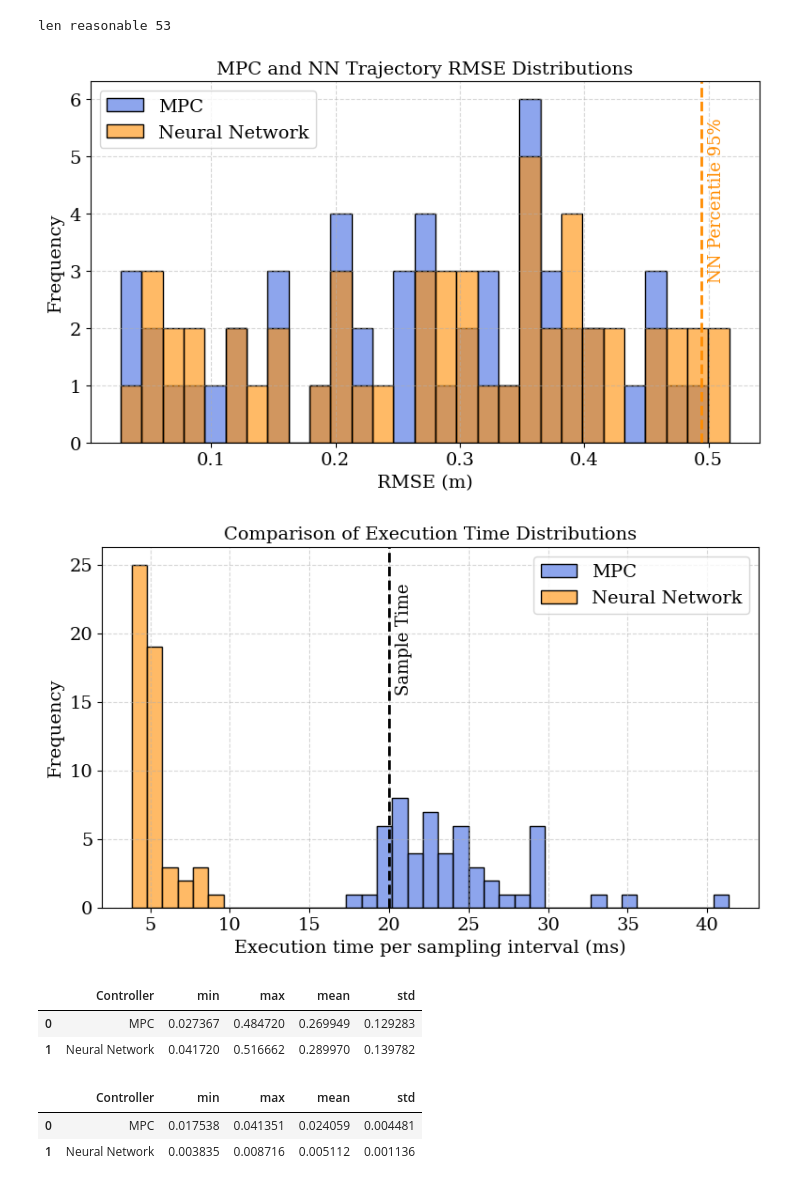
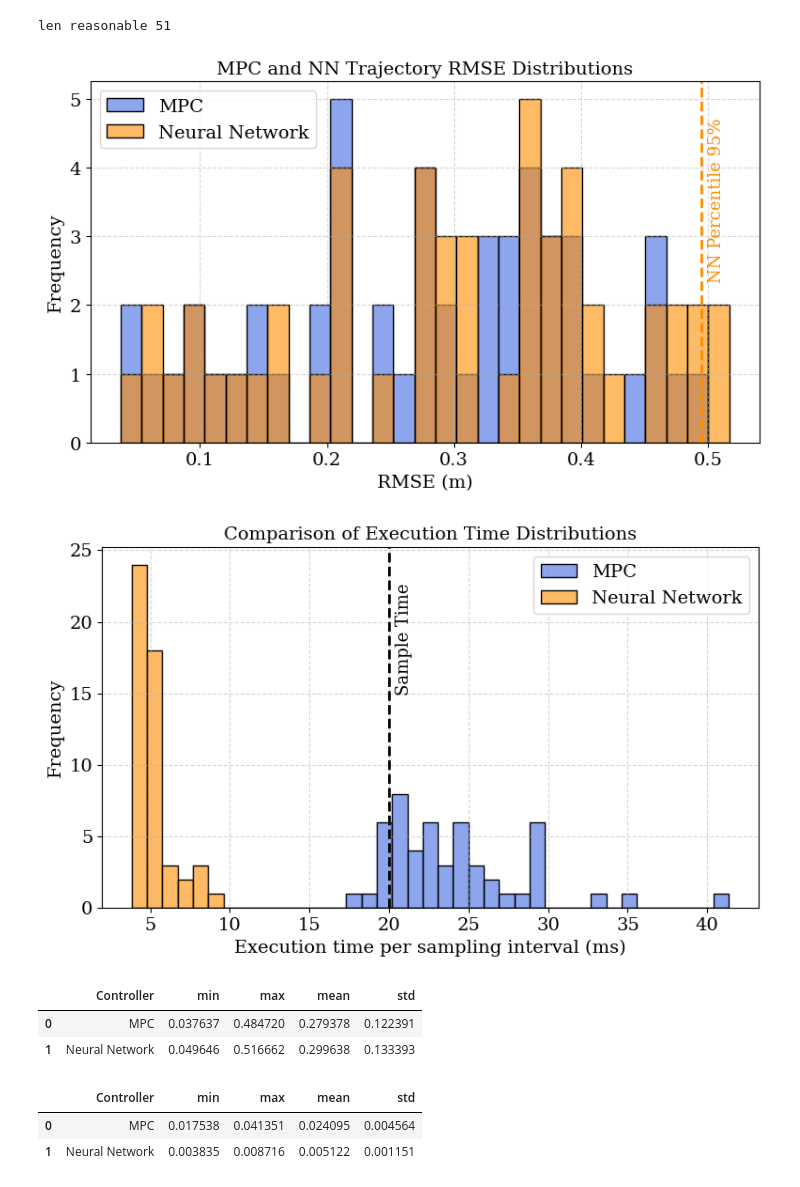
Before and after one commit to mtlira/meng-ita-nn-mpc, a Jupyter notebook: 6dof_quadrotor/figures-tables/reasonable-trajectories/plotter.ipynb, the cells around one changed output. Saved outputs shown, nothing was run; the diff lists cells and outputs as text; code cells hidden in the pictures.

```diff
--- a/6dof_quadrotor/figures-tables/reasonable-trajectories/plotter.ipynb
+++ b/6dof_quadrotor/figures-tables/reasonable-trajectories/plotter.ipynb
@@ -11,37 +11,37 @@ analyzer = plots.DataAnalyser()
 # %%
 plt.rcParams.update({'font.family': 'serif'})
 plt.rcParams.update({'font.size': 14})
-path = 'dataset_metadata.csv'
+path = 'dataset_metadata copy.csv'
 df_total = pd.read_csv(path, sep=',')
 
 # Filters - reasonable trajectories
 df_reasonable = df_total[(df_total['mpc_success'] == True) & (df_total['mpc_RMSe'] <= 0.5 ) & (df_total['nn_success'] == True)]
 print('len reasonable', len(df_reasonable))
 
 analyzer.plot_histogram(df_reasonable, 'mpc_RMSe', 'nn_RMSe', 'RMSE (m)','MPC and NN Trajectory RMSE Distributions', ['MPC', 'Neural Network'], save_name='trajectory_rmse.pdf', percentile_2=0.95, stat='count', show_mean=False, num_bins = 30)
 #c.plot_histogram('training_results\Training dataset v0 - octorotor/', 'mpc_execution_time (s)', 'nn_execution_time', '$t_{execution}/t_{simulation}$', 'Comparison of Execution Time Distributions', ['MPC', 'Neural Network'], normalization_column='simulation_time (s)')
 # %% [output]
-len reasonable 53
+len reasonable 51
-[figure, old version]
+[figure, new version]
 # %%
 analyzer.plot_histogram(df_reasonable, 'mpc_execution_time (s)', 'nn_execution_time (s)', 'Execution time per sampling interval (ms)', 'Comparison of Execution Time Distributions', ['MPC', 'Neural Network'], normalization_column='num_iterations', save_name='exec_time_hist.pdf', gain=1000, stat='count', show_mean=False, num_bins=40)
 #c.plot_histogram('training_results\Training dataset v0 - octorotor/', 'mpc_execution_time (s)', 'nn_execution_time', 'CPU Use Percentage', 'Comparison of CPU Use Percentage', ['MPC', 'Neural Network'], normalization_column=['time_sample (s)', 'num_iterations'])
 # %% [output]
-[figure, old version]
+[figure, new version]
 # %%
 stats_rmse = analyzer.stats_simulations(df_reasonable, 'mpc_RMSe', 'nn_RMSe')
 stats_rmse
 # %% [output]
 |  | Controller | min | max | mean | std |
-| 0 | MPC | 0.027367 | 0.484720 | 0.269949 | 0.129283 |
-| 1 | Neural Network | 0.041720 | 0.516662 | 0.289970 | 0.139782 |
+| 0 | MPC | 0.037637 | 0.484720 | 0.279378 | 0.122391 |
+| 1 | Neural Network | 0.049646 | 0.516662 | 0.299638 | 0.133393 |
 # %%
 stats_execution_time = analyzer.stats_simulations(df_reasonable, 'mpc_execution_time_per_iteration', 'nn_execution_time_per_iteration')
 stats_execution_time
 # %% [output]
 |  | Controller | min | max | mean | std |
-| 0 | MPC | 0.017538 | 0.041351 | 0.024059 | 0.004481 |
-| 1 | Neural Network | 0.003835 | 0.008716 | 0.005112 | 0.001136 |
+| 0 | MPC | 0.017538 | 0.041351 | 0.024095 | 0.004564 |
+| 1 | Neural Network | 0.003835 | 0.008716 | 0.005122 | 0.001151 |
 # %%
 df_reasonable['nn_max_abs_phi'] = np.max(np.abs(df_reasonable[['nn_max_phi (rad)','nn_min_phi (rad)']]), axis = 1)
 df_reasonable['mpc_max_abs_phi'] = np.max(np.abs(df_reasonable[['mpc_max_phi (rad)','mpc_min_phi (rad)']]), axis = 1)
```
Also changed, not shown: parts of 8 cells of this notebook, 7 other files.
